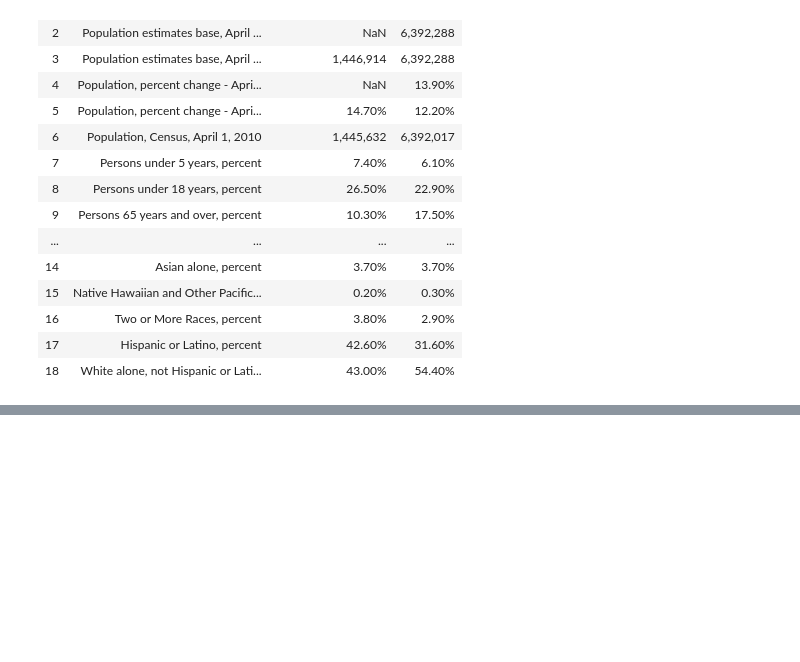
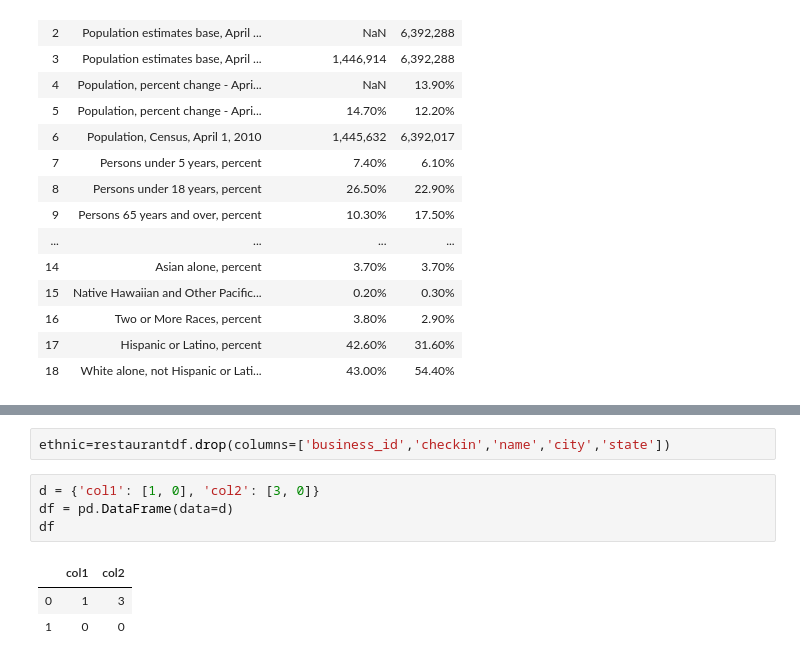
Before and after one commit to magus0/Springboard-capstone_culture, a Jupyter notebook: Yelp_data_storytelling.ipynb, the cells around one changed output, grey strips where cells are left out. Saved outputs shown, nothing was run; the diff lists cells and outputs as text; blank space fills up the shorter version.

```diff
--- a/Yelp_data_storytelling.ipynb
+++ b/Yelp_data_storytelling.ipynb
@@ -183,0 +277,10 @@ AZdf
+# %%
+ethnic=restaurantdf.drop(columns=['business_id','checkin','name','city','state'])
+# %%
+d = {'col1': [1, 0], 'col2': [3, 0]}
+df = pd.DataFrame(data=d)
+df
+# %% [output]
+|  | col1 | col2 |
+| 0 | 1 | 3 |
+| 1 | 0 | 0 |
```
Also changed, not shown: parts of 32 cells of this notebook, 1 other file.
